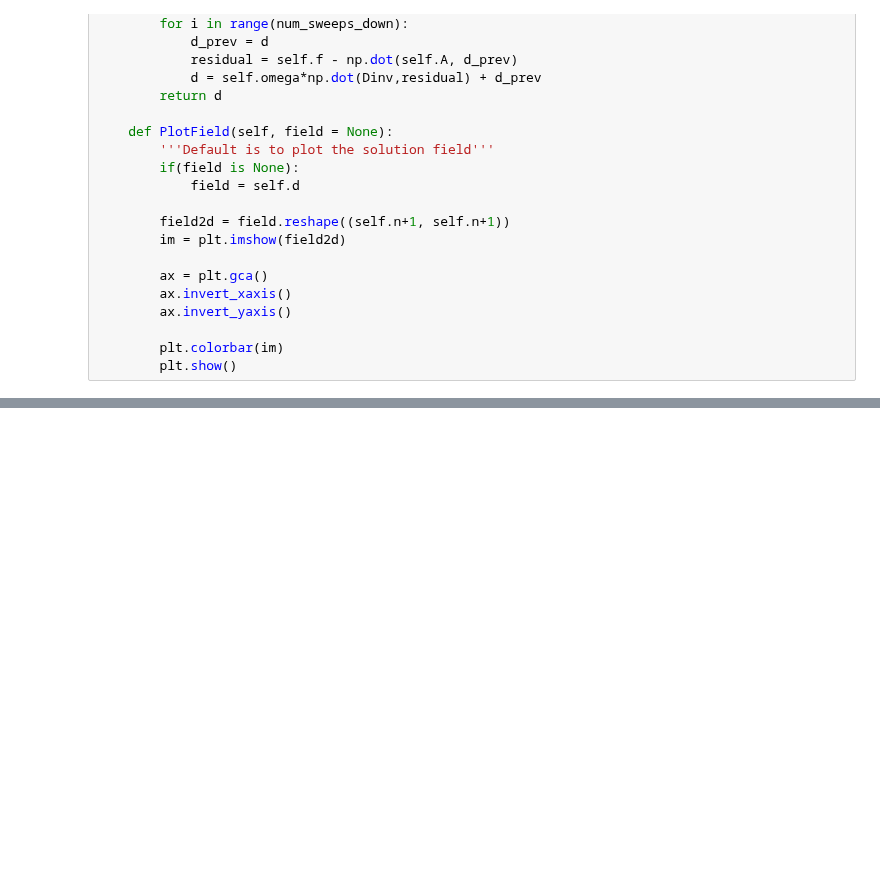
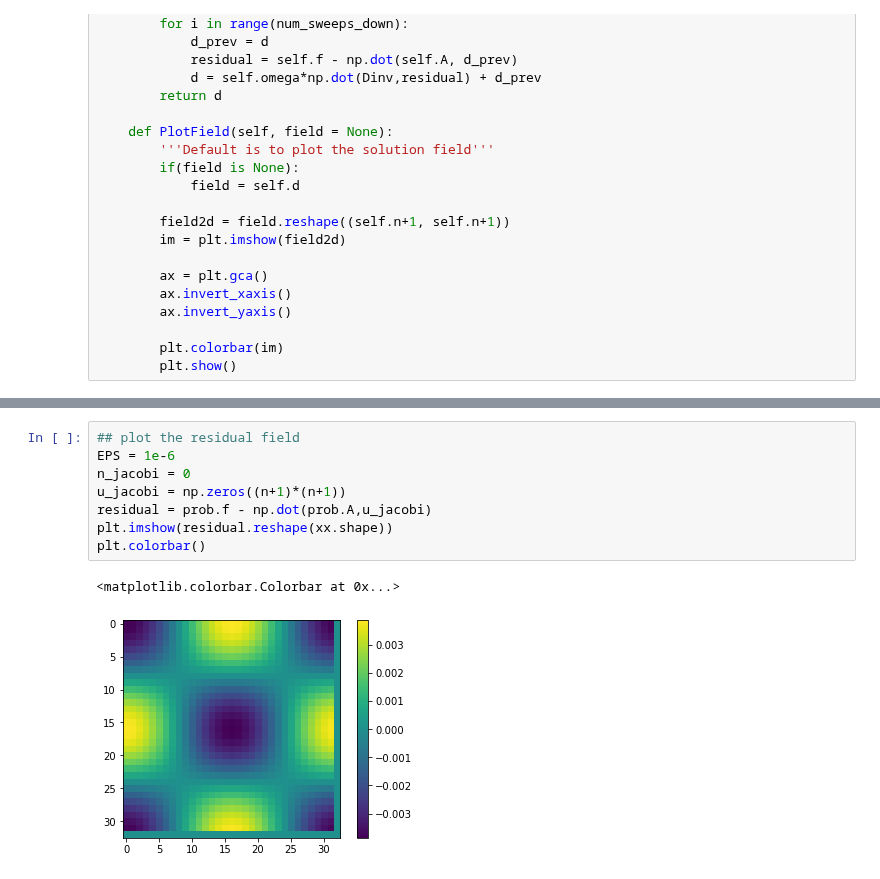
Before and after one commit to longfish/Multigrid-FEANet, a Jupyter notebook: Archive/FEM/python_poisson/python_fem_pbc.ipynb, the cells around one changed output, grey strips where cells are left out. Drawn from its saved outputs; the diff is of its cells as text; blank space fills up the shorter version.

```diff
--- a/Archive/FEM/python_poisson/python_fem_pbc.ipynb
+++ b/Archive/FEM/python_poisson/python_fem_pbc.ipynb
@@ -200,3 +200,14 @@ plt.colorbar()
+# %%
+## plot the residual field
+EPS = 1e-6
+n_jacobi = 0
+u_jacobi = np.zeros((n+1)*(n+1))
+residual = prob.f - np.dot(prob.A,u_jacobi)
+plt.imshow(residual.reshape(xx.shape))
+plt.colorbar()
+# %% [output]
+<matplotlib.colorbar.Colorbar at 0x...>
+[figure, added]
 # %%
 EPS = 1e-6
 n_jacobi = 0
```
Also changed, not shown: parts of 7 cells of this notebook, 1 other file.
